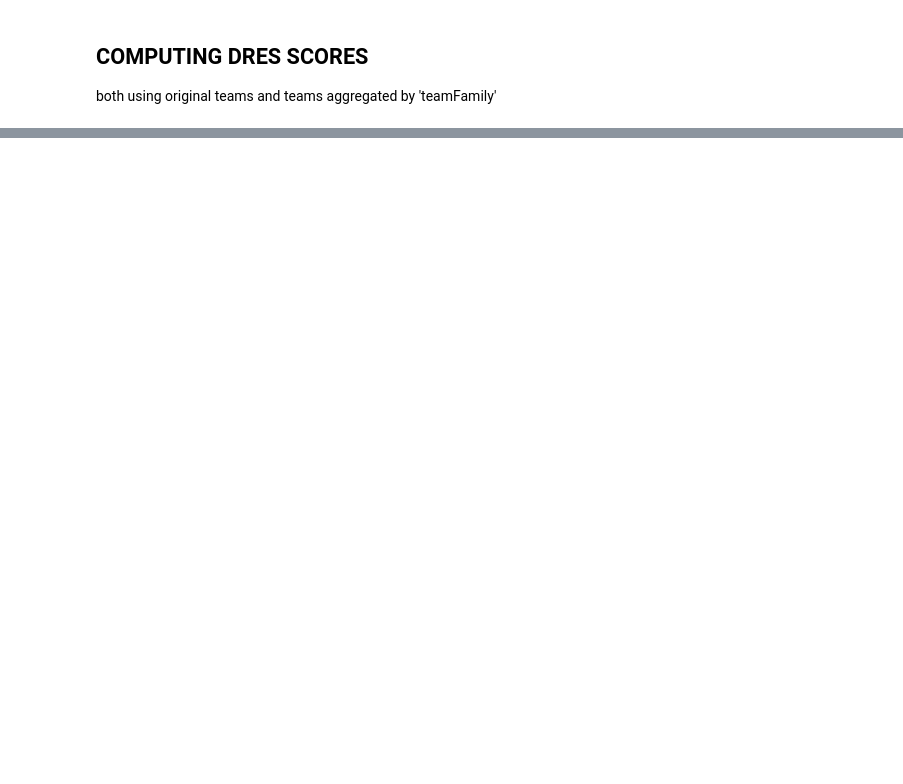
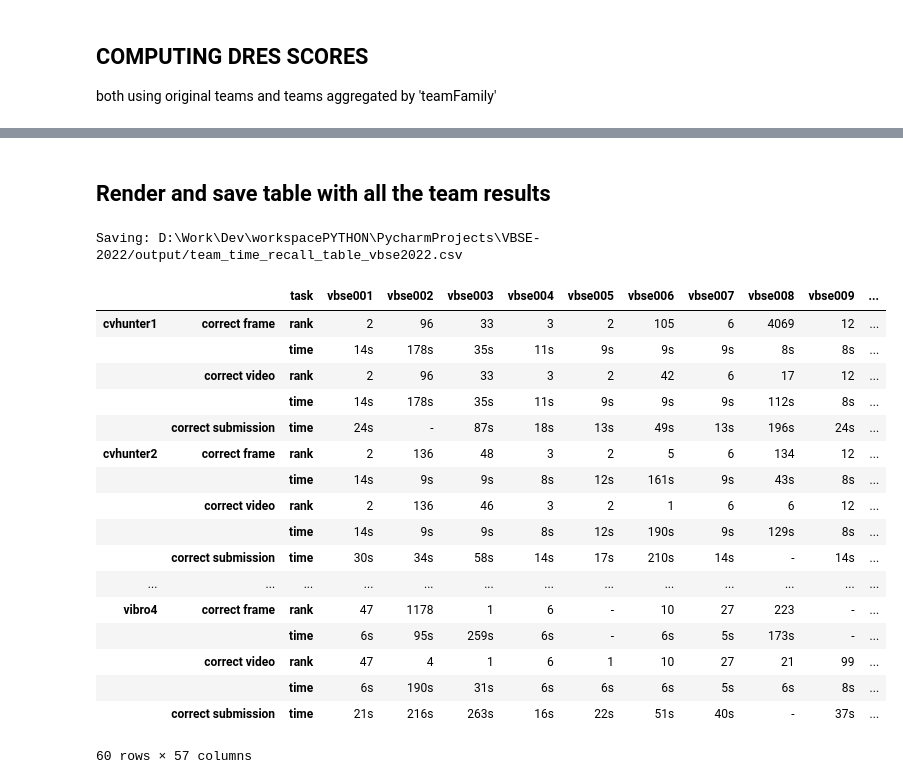
Before and after one commit to Visual-Computing/VBS22-Post-Evaluation, a Jupyter notebook: notebooks/Teams_Results_Analysis.ipynb, the cells around one changed output, grey strips where cells are left out. Cells and saved outputs as stored; diff of their text form; code cells hidden in the pictures; blank space fills up the shorter version.

```diff
--- a/notebooks/Teams_Results_Analysis.ipynb
+++ b/notebooks/Teams_Results_Analysis.ipynb
@@ -11,9 +9,8 @@ base_dir=os.path.abspath("../")
 output_dir=f"{base_dir}/output"
 data_dir = f"{base_dir}/data"
 events_dir=f"{data_dir}/events"
-teams=  ['cvhunter1', 'cvhunter2','cvhunter3', 'cvhunter4',
+teams_list=  ['cvhunter1', 'cvhunter2','cvhunter3', 'cvhunter4',
         'visione1','visione2','visione3','visione4',
-        'vibro1','vibro2','vibro3','vibro4']
-
+        'vibro1','vibro2','vibro3','vibro4'] #teams used in the analysis
 if not os.path.isdir(output_dir):
         os.makedirs(output_dir)
@@ -141,23 +19,26 @@ def get_team_values_df(df,sub_df, task_df, max_rank=10000):
 # %%
 #loading tasks
 tasks_df = pd.read_csv(f"{data_dir}/tasks.csv")
+task_list=tasks_df['name'].unique()
 #loading submissions
 submissions_df = pd.read_csv(f"{data_dir}/submissions.csv")
-sub_count_df = get_submissions_count(submissions_df)
 
-#loading all teams results
+#loading all teams results (we have a csv file for each time. We read these files and create  dataframes with all team logs)
 dfs = []
 dfs_events = []
 for f in os.listdir(events_dir):
     team_df = pd.read_csv(os.path.abspath(f"{events_dir}/{f}"))
     dfs_events.append(team_df)
-    team_df = get_team_values_df(team_df, submissions_df, tasks_df, max_records)
+    team_df = get_team_values_df(team_df, tasks_df, max_records)
     dfs.append(team_df)
 
-df_events=pd.concat(dfs_events,axis=0)
-df_results = pd.concat(dfs, axis=0)
-
-#df_results_aggregatedTeamFamily=aggregate_teamfamily(df_results)
+df_events=pd.concat(dfs_events,axis=0) # dataframe with one row for each query and best rank info
+df_results = pd.concat(dfs, axis=0) # dataframe with one row for each task-team-user
+df_events=df_events[df_events['team'].isin(teams_list)]
+df_results=df_results[df_results['team'].isin(teams_list)]
+teams_family_list=df_events['teamFamily'].unique()
+print(f" ** Teams considered in the analysis: ** {teams_list}")
+print(f" ** Team Families considered in the analysis: ** {teams_family_list}")
 print(f"df_events: {df_events.shape}" )
 print(f"df_results: {df_results.shape}" )
 # %% [output]
@@ -363,0 +79,14 @@ teamFamily_scores_df
+# %%
+print(f"Computing scores for the following teams: {teams_list}")
+team_scores_df=compute_team_scores(task_list, teams_list,submissions_df)
+team_scores_df= team_scores_df.rename(columns={'score':'score'})
+
+print(f"Computing scores for the following teams: {teams_family_list}")
+team_aggregated_by_family_scores_df=compute_team_scores(task_list, teams_family_list,submissions_df)
+team_aggregated_by_family_scores_df= team_aggregated_by_family_scores_df.rename(columns={'team': 'teamFamily','score':'score_family'})
+
+#adding scores to the  df_resuls
+df_results=pd.merge(df_results,team_scores_df,on=['team', 'task'])
+df_results=pd.merge(df_results,team_aggregated_by_family_scores_df,on=['teamFamily', 'task'])
+
+df_results
@@ -363,0 +120,28 @@ teamFamily_scores_df
+# %% [markdown]
+ ## Render and save table with all the team results
+# %%
+#cosidering all distinct teams
+team_time_recall_table_df=TimeRecallTable(df_results, teams_list)
+team_time_recall_table_df.to_csv(f"{output_dir}/team_time_recall_table_vbse2022.csv")
+print(f"Saving: {output_dir}/team_time_recall_table_vbse2022.csv")
+team_time_recall_table_df
+# %% [output]
+Saving: D:\Work\Dev\workspacePYTHON\PycharmProjects\VBSE-2022/output/team_time_recall_table_vbse2022.csv
+|  |  | task | vbse001 | vbse002 | vbse003 | vbse004 | vbse005 | vbse006 | vbse007 | vbse008 | vbse009 | ... |
+| cvhunter1 | correct frame | rank | 2 | 96 | 33 | 3 | 2 | 105 | 6 | 4069 | 12 | ... |
+|  |  | time | 14s | 178s | 35s | 11s | 9s | 9s | 9s | 8s | 8s | ... |
+|  | correct video | rank | 2 | 96 | 33 | 3 | 2 | 42 | 6 | 17 | 12 | ... |
+|  |  | time | 14s | 178s | 35s | 11s | 9s | 9s | 9s | 112s | 8s | ... |
+|  | correct submission | time | 24s | - | 87s | 18s | 13s | 49s | 13s | 196s | 24s | ... |
+| cvhunter2 | correct frame | rank | 2 | 136 | 48 | 3 | 2 | 5 | 6 | 134 | 12 | ... |
+|  |  | time | 14s | 9s | 9s | 8s | 12s | 161s | 9s | 43s | 8s | ... |
+|  | correct video | rank | 2 | 136 | 46 | 3 | 2 | 1 | 6 | 6 | 12 | ... |
+|  |  | time | 14s | 9s | 9s | 8s | 12s | 190s | 9s | 129s | 8s | ... |
+|  | correct submission | time | 30s | 34s | 58s | 14s | 17s | 210s | 14s | - | 14s | ... |
+| ... | ... | ... | ... | ... | ... | ... | ... | ... | ... | ... | ... | ... |
+| vibro4 | correct frame | rank | 47 | 1178 | 1 | 6 | - | 10 | 27 | 223 | - | ... |
+|  |  | time | 6s | 95s | 259s | 6s | - | 6s | 5s | 173s | - | ... |
+|  | correct video | rank | 47 | 4 | 1 | 6 | 1 | 10 | 27 | 21 | 99 | ... |
+|  |  | time | 6s | 190s | 31s | 6s | 6s | 6s | 5s | 6s | 8s | ... |
+|  | correct submission | time | 21s | 216s | 263s | 16s | 22s | 51s | 40s | - | 37s | ... |
+60 rows × 57 columns
```
Also changed, not shown: parts of 21 cells of this notebook, 1 other file.
